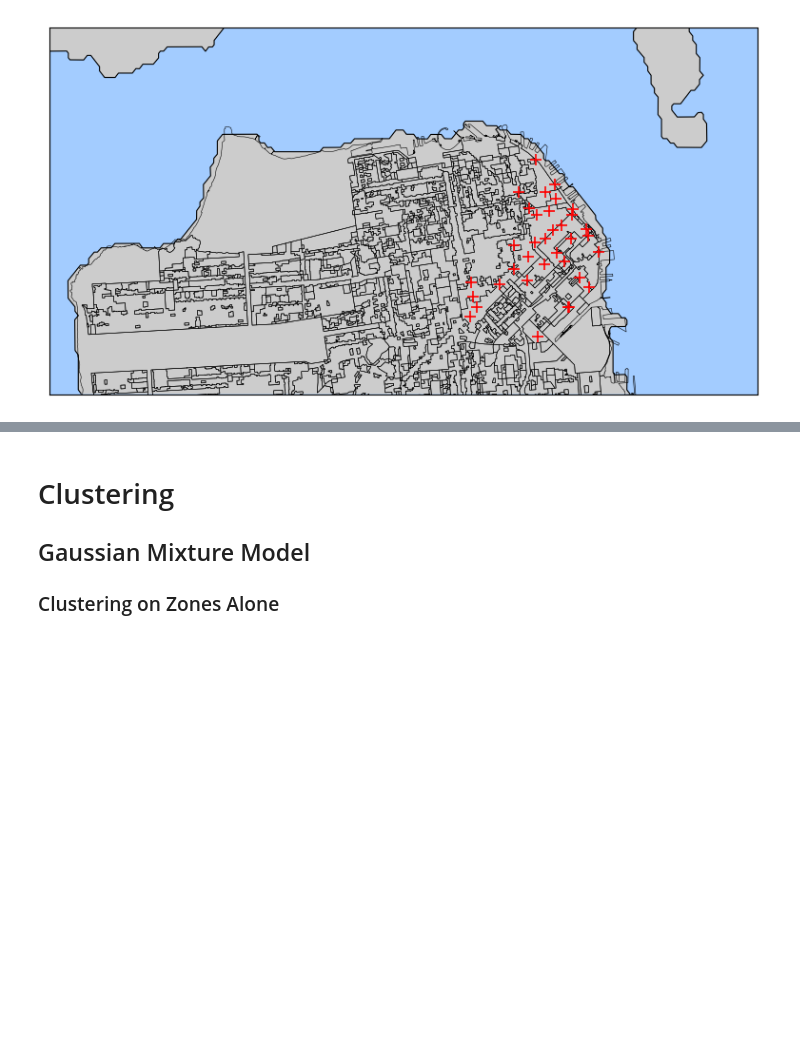
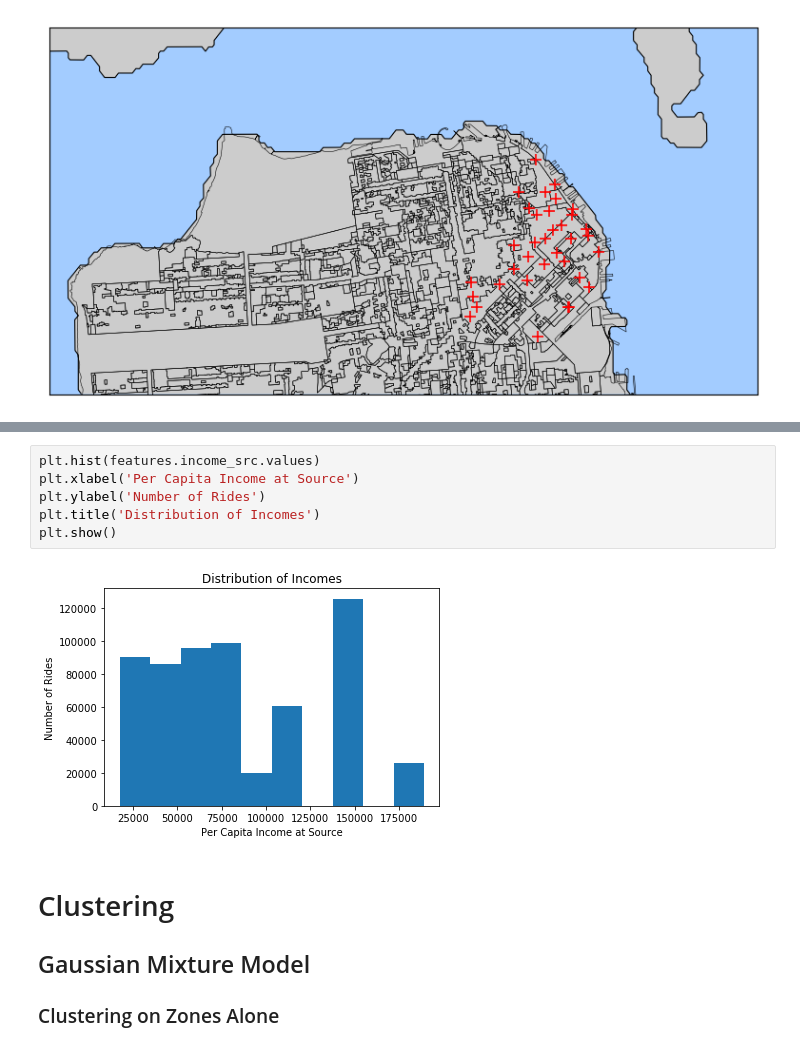
Before and after one commit to devincornell/sfbikeshare, a Jupyter notebook: Data Analysis.ipynb, the cells around one changed output, grey strips where cells are left out. Drawn from its saved outputs; the diff is of its cells as text; blank space fills up the shorter version.

```diff
--- a/Data Analysis.ipynb
+++ b/Data Analysis.ipynb
@@ -334,3 +356,11 @@ plt.show()
+# %%
+plt.hist(features.income_src.values)
+plt.xlabel('Per Capita Income at Source')
+plt.ylabel('Number of Rides')
+plt.title('Distribution of Incomes')
+plt.show()
+# %% [output]
+[figure, added]
 # %% [markdown]
 <h1>Clustering</h1>
 
```
Also changed, not shown: parts of 11 cells of this notebook.
